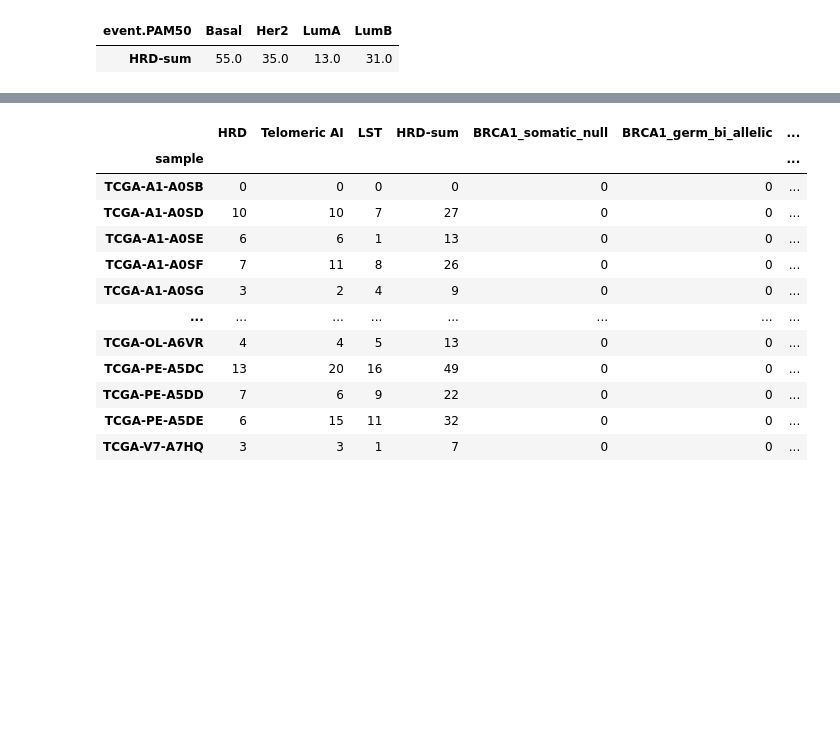
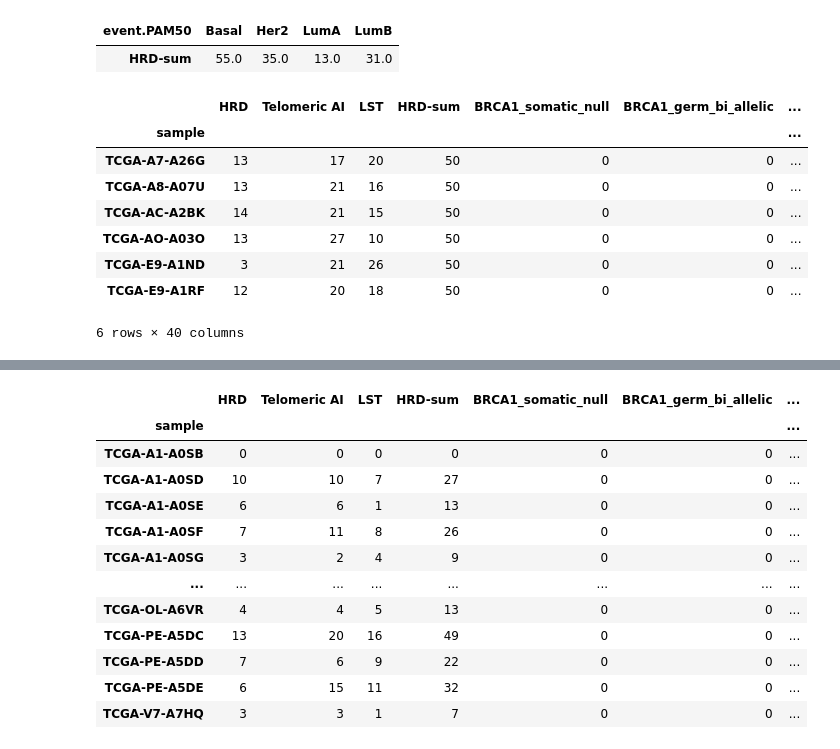
Before and after one commit to l1joseph/Multiscale_HRD_Classifier, a Jupyter notebook: prelim_analysis/HRD_ambiguous_analysis.ipynb, the cells around one changed output, grey strips where cells are left out. Saved outputs shown, nothing was run; the diff lists cells and outputs as text; code cells hidden in the pictures; blank space fills up the shorter version.

```diff
--- a/prelim_analysis/HRD_ambiguous_analysis.ipynb
+++ b/prelim_analysis/HRD_ambiguous_analysis.ipynb
@@ -110,7 +109,7 @@ Index(['HRD', 'Telomeric AI', 'LST', 'HRD-sum', 'BRCA1_somatic_null',
 # %%
 def softLabel(x, median, HRD_thresh, HRP_thresh):
     adjustment = 2 * ((((HRD_thresh - x) / (HRD_thresh - HRP_thresh)) - 0.5) ** 2) + 0.5
-    if median < x < HRD_thresh:
+    if median <= x < HRD_thresh:
         return adjustment
     elif HRP_thresh <= x < median:
         return 1 - adjustment
@@ -132,11 +131,11 @@ metadata[['HRD-sum', 'HRD_status_base', 'HRD_adjust', 'soft prob']]
 
 # Define conditions and choices
 conditions = [
-    (metadata['soft prob dist'] == -1) & (metadata['HRD_adjust'] == 'HRP'),
-    (metadata['soft prob dist'] == -1) & (metadata['HRD_adjust'] == 'HRD')
+    (metadata['soft prob'] == -1) & (metadata['HRD_adjust'] == 'HRP'),
+    (metadata['soft prob'] == -1) & (metadata['HRD_adjust'] == 'HRD')
 ]
 
 choices = [0, 1]
 
 # Update the 'soft prob dist' column
-metadata['soft prob dist'] = np.select(conditions, choices, default=metadata['soft prob dist'])
+metadata['soft prob'] = np.select(conditions, choices, default=metadata['soft prob'])
@@ -144,0 +142,12 @@ px.scatter(metadata, x = 'HRD-sum', y= 'soft prob dist')
+# %%
+metadata[metadata['soft prob'] == -1]
+# %% [output]
+|  | HRD | Telomeric AI | LST | HRD-sum | BRCA1_somatic_null | BRCA1_germ_bi_allelic | ... |
+| sample |  |  |  |  |  |  | ... |
+| TCGA-A7-A26G | 13 | 17 | 20 | 50 | 0 | 0 | ... |
+| TCGA-A8-A07U | 13 | 21 | 16 | 50 | 0 | 0 | ... |
+| TCGA-AC-A2BK | 14 | 21 | 15 | 50 | 0 | 0 | ... |
+| TCGA-AO-A03O | 13 | 27 | 10 | 50 | 0 | 0 | ... |
+| TCGA-E9-A1ND | 3 | 21 | 26 | 50 | 0 | 0 | ... |
+| TCGA-E9-A1RF | 12 | 20 | 18 | 50 | 0 | 0 | ... |
+6 rows × 40 columns
```
Also changed, not shown: parts of 7 cells of this notebook, 2 other files.
